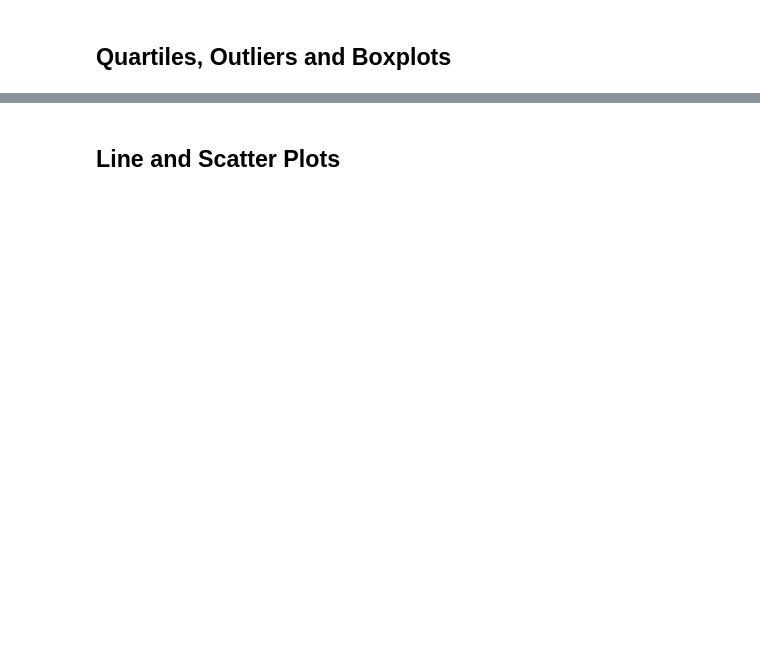
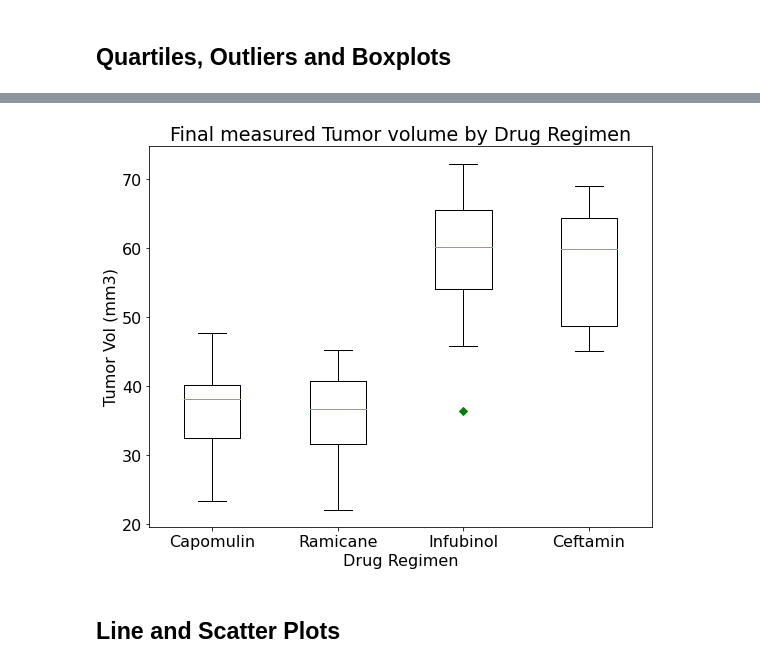
Before and after one commit to mneustadts/Matplotlib-challenge, a Jupyter notebook: Pymaceuticals/pymaceuticals_starter.ipynb, the cells around one changed output, grey strips where cells are left out. Saved outputs shown, nothing was run; the diff lists cells and outputs as text; code cells hidden in the pictures; blank space fills up the shorter version.

```diff
--- a/Pymaceuticals/pymaceuticals_starter.ipynb
+++ b/Pymaceuticals/pymaceuticals_starter.ipynb
@@ -173,0 +167,23 @@ plt.show()
+# %%
+counter = 0
+
+for drug in drug_list:
+    quartiles = four_last_tumor_unstack[drug].quantile([.25,.5,.75]).round(2)
+    lowerq = quartiles[0.25].round(2)
+    upperq = quartiles[0.75].round(2)
+    iqr = round(upperq-lowerq,2)
+    lower_bound = round(lowerq - (1.5*iqr),2)
+    upper_bound = round(upperq + (1.5*iqr),2)
+
+
+    if counter == 0:
+        print(f"--------------------------------------------------------")
+    print(f"{drug} IQR data is:")
+    print(f"The lower quartile of {drug} is: {lowerq}")
+    print(f"The upper quartile of {drug} is: {upperq}")
+    print(f"The interquartile range of {drug} is: {iqr}")
+    print(f"The the median of {drug} is: {quartiles[0.5]} ")
+    print(f"Values below {lower_bound} for {drug} could be outliers.")
+    print(f"Values above {upper_bound} for {drug} could be outliers.")
+    print(f"--------------------------------------------------------")
+    counter += 1
@@ -174,3 +208,22 @@ plt.show()
+# %%
+# Create empty list to fill with tumor vol data (for plotting)
+boxplot_list = []
+
+for drug in drug_list:
+    boxplot_list.append(list(four_last_tumor_unstack[drug].dropna()))
+
+fig1, ax = plt.subplots(figsize=(9,7))
+ax.set_title('Final measured Tumor volume by Drug Regimen')
+ax.set_xlabel('Drug Regimen')
+ax.set_ylabel('Tumor Vol (mm3)')
+ax.boxplot(boxplot_list,notch=0,sym='gD')
+plt.xticks([1,2,3,4],drug_list)
+
+# Save the figure
+plt.savefig("figures/BoxPlt.png")
+plt.show()
+# %% [output]
+[figure, added]
 # %% [markdown]
 ## Line and Scatter Plots
 # %%
```
Also changed, not shown: parts of 24 cells of this notebook, 10 other files.
